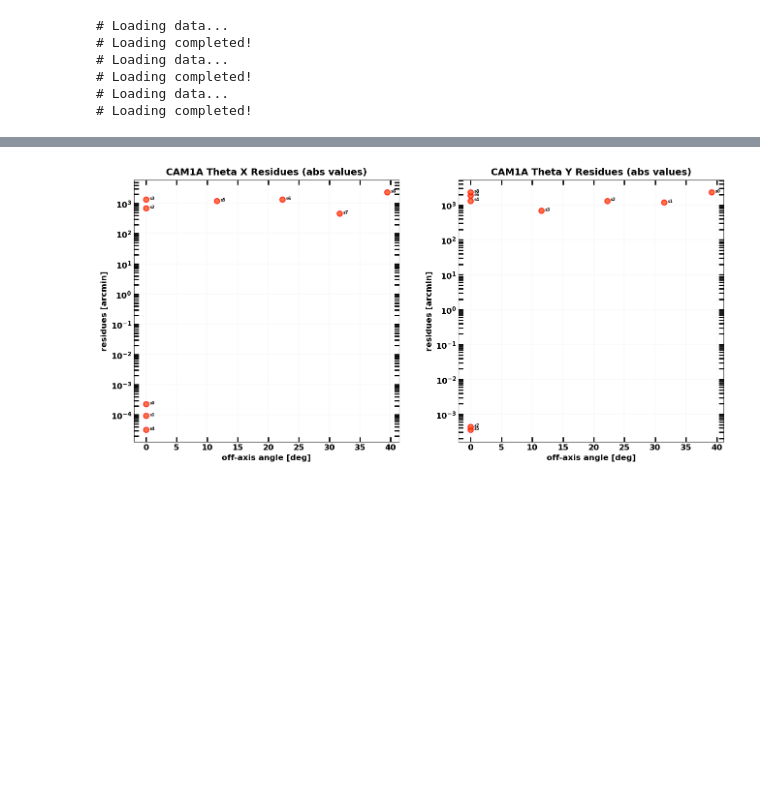
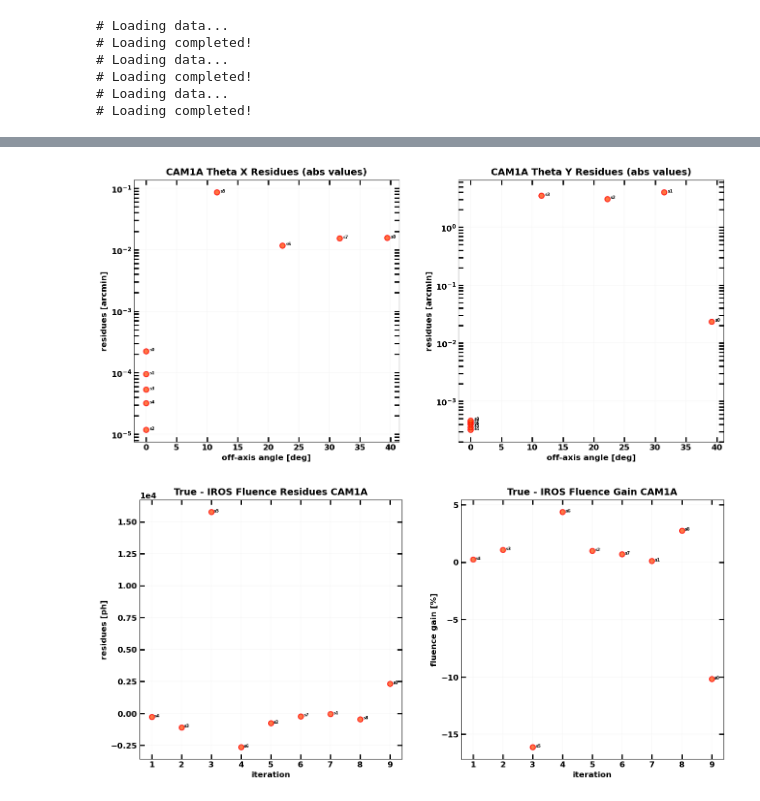
Before and after one commit to EdoardoGiancarli/darksun, a Jupyter notebook: post_analysis.ipynb, the cells around one changed output, grey strips where cells are left out. Saved outputs shown, nothing was run; the diff lists cells and outputs as text; code cells hidden in the pictures; blank space fills up the shorter version.

```diff
--- a/post_analysis.ipynb
+++ b/post_analysis.ipynb
@@ -352,6 +352,7 @@ def extract_catalogue_equatorial_coords(
 
 
 def extract_catalogue_angular_coords(
+    log: Log,
     camera: CodedMaskCamera,
     sdl: DataLoader,
     catalogue: CatalogueLoader,
@@ -359,17 +360,16 @@ def extract_catalogue_angular_coords(
     """
 
     """
-    sources = catalogue.DLdata['ID']
-    shifts_x, shifts_y = zip(
-        *tuple(
-            equatorial2shift(sdl, camera, ra, dec)
-            for ra, dec in zip(catalogue.DLdata['RA'], catalogue.DLdata['DEC'])
-        )
-    )
-    thetas_x, thetas_y = map(
-        lambda shifts: tuple(shift2angle(camera, s) for s in shifts),
-        (shifts_x, shifts_y),
-    )
+    sources, thetas_x, thetas_y = [], [], []
+    for s_id in log.log['ID']:
+        if s_id in catalogue.DLdata['ID']:
+            source = catalogue.DLdata[(catalogue.DLdata['ID'] == s_id)]
+            sources.append(s_id)
+            sx, sy = equatorial2shift(sdl, camera, source['RA'], source['DEC'])
+            thetas_x.append(shift2angle(camera, sx))
+            thetas_y.append(shift2angle(camera, sy))
+        else:
+            continue
     return tuple(
         (name, CoordAngular(tx, ty)) for name, tx, ty in zip(sources, thetas_x, thetas_y)
     )
@@ -409,7 +409,7 @@ def plot_thetas_residues(
 ) -> None:
     """
     """
-    ids, cat_theta = zip(*extract_catalogue_angular_coords(camera, sdl, catalogue))
+    ids, cat_theta = zip(*extract_catalogue_angular_coords(log, camera, sdl, catalogue))
     cat_thetax, cat_thetay = zip(*cat_theta)
     fig, axes = _handle_subplots(2)
     for ax, xval, yval, title in zip(
@@ -442,7 +442,7 @@ def plot_fluences_residues(
 ) -> None:
     """
     """
-    f_true = extract_sources_fluences(sdl, catalogue)     # TODO: if same source!!!
+    f_true = extract_sources_fluences(log, sdl, catalogue)     # TODO: if same source!!!
     xval = np.arange(len(f_true)) + 1
     y = f_true - np.array(log.log['fluence'])
 
@@ -475,7 +475,7 @@ mask_FITS = "wfm_mask.fits"
 skyfield = "IROSDummy"
 data_FITS = "catalog_withCXB_1Crab_infdet_2-50keV_1ks"
 
-N_TEST = "test_association"
+N_TEST = "testing_optimisation_f21"
 
 mask_path, simul_data, save_path = _handle_dirpaths(
     mask=mask_FITS,
@@ -558,9 +558,15 @@ plot_IROS_efficiency(
 # %%
 plot_thetas_residues(
     log=log_camA,
     sdl=sdlA,
     catalogue=catalogueA,
     camera=wfm,
 )
+plot_fluences_residues(
+    log=log_camA,
+    sdl=sdlA,
+    catalogue=catalogueA,
+)
 # %% [output]
-[figure, old version]
+[figure, new version]
+[figure, added]
```
Also changed, not shown: parts of 5 cells of this notebook.
